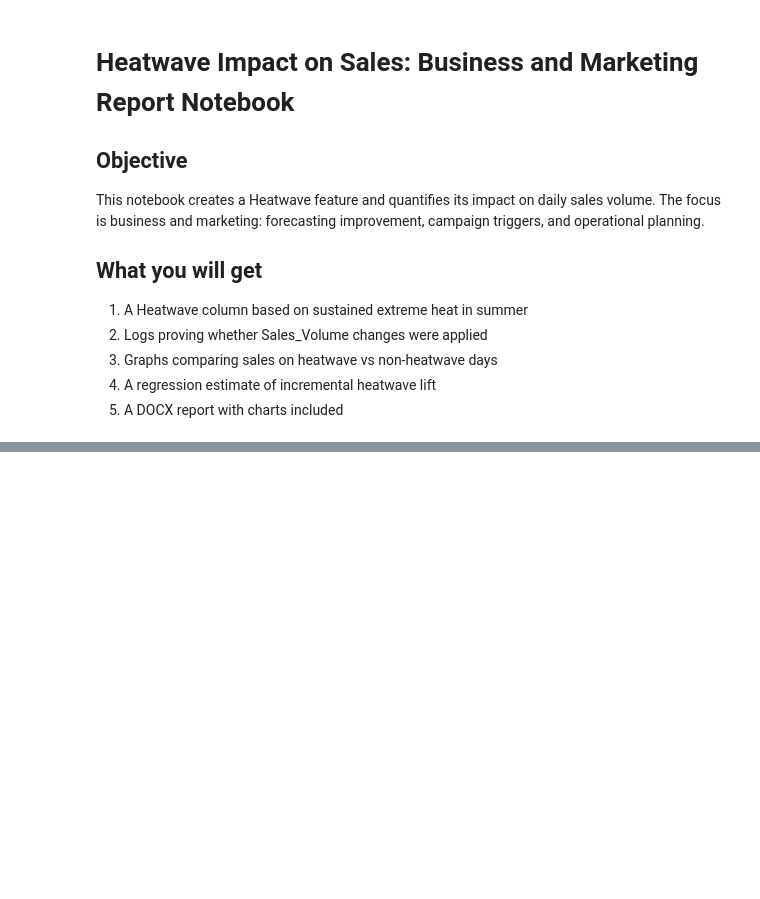
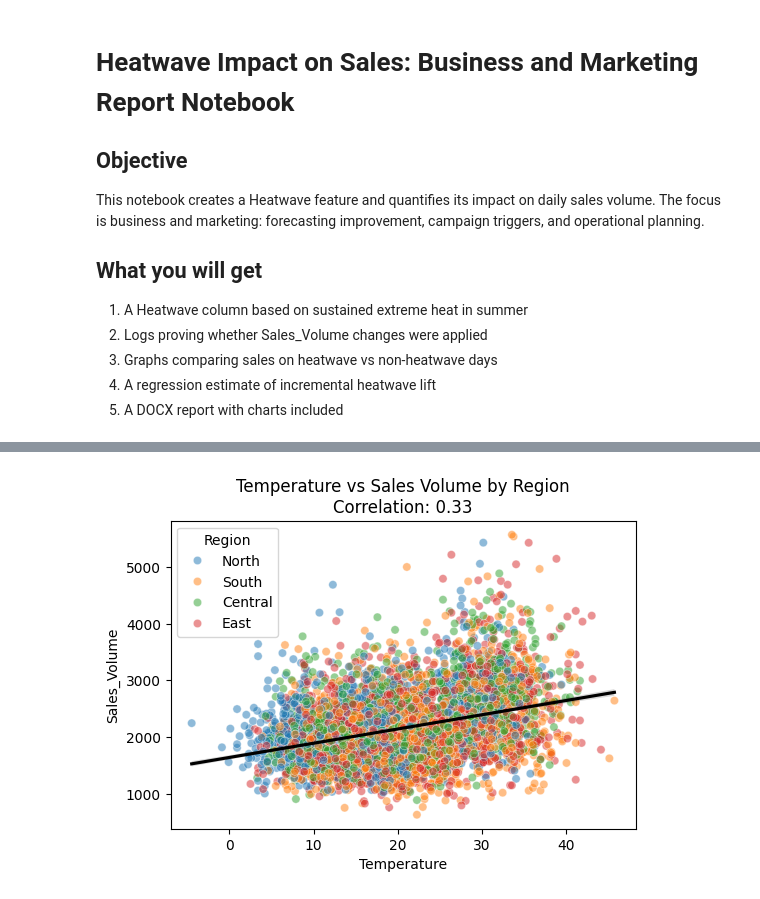
Before and after one commit to biswaskc57/marketing-trends-and-data-analysing, a Jupyter notebook: ch1_coca_cola_data_students.ipynb, the cells around one changed output, grey strips where cells are left out. Cells and saved outputs as stored; diff of their text form; code cells hidden in the pictures; blank space fills up the shorter version.

```diff
--- a/ch1_coca_cola_data_students.ipynb
+++ b/ch1_coca_cola_data_students.ipynb
@@ -764,0 +953,17 @@ The focus is business and marketing: forecasting improvement, campaign triggers,
+# %%
+corr = base_df['Temperature'].corr(base_df['Sales_Volume'])
+
+plt.figure(figsize=(6,4))
+
+sns.scatterplot(x='Temperature', y='Sales_Volume',
+                hue='Region', data=base_df, alpha=0.5)
+
+sns.regplot(x='Temperature', y='Sales_Volume',
+            data=base_df,
+            scatter=False,
+            color='black')
+
+plt.title(f"Temperature vs Sales Volume by Region\nCorrelation: {corr:.2f}")
+plt.show()
+# %% [output]
+[figure, added]
```
Also changed, not shown: parts of 36 cells of this notebook.
